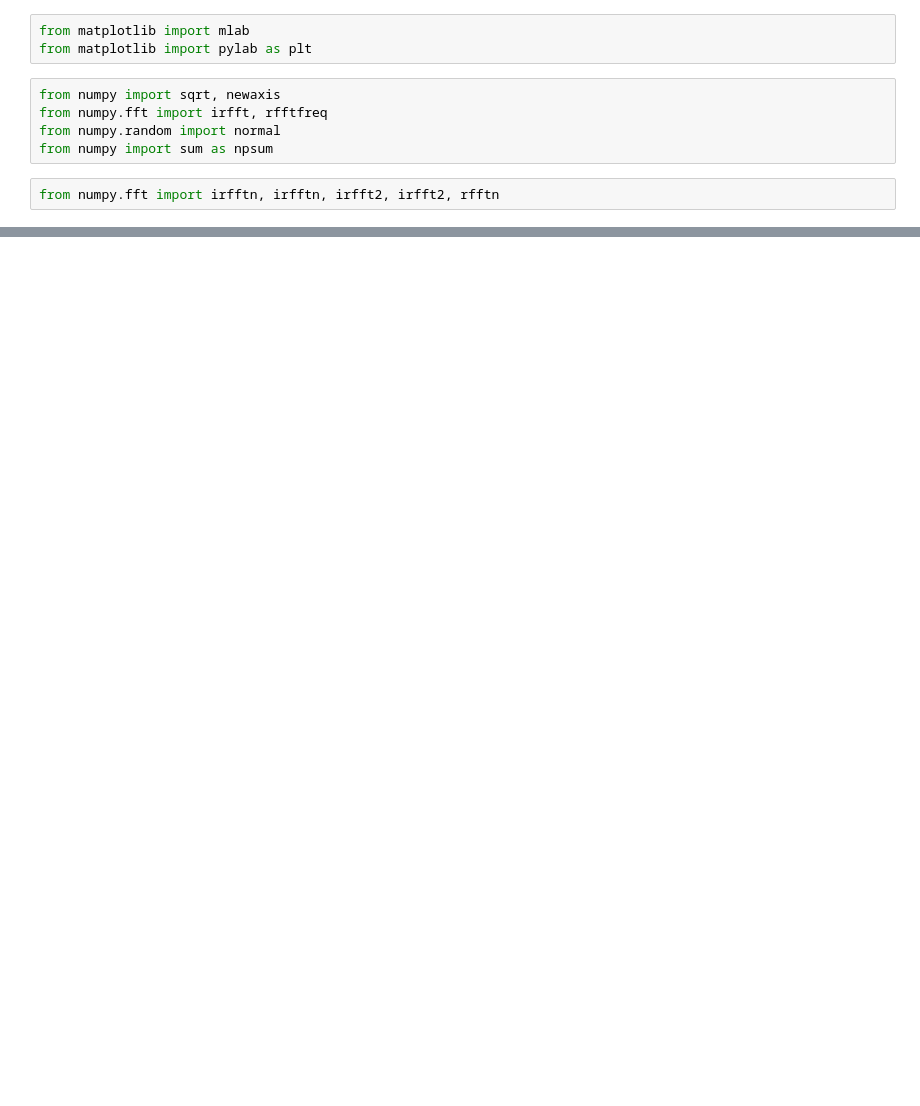
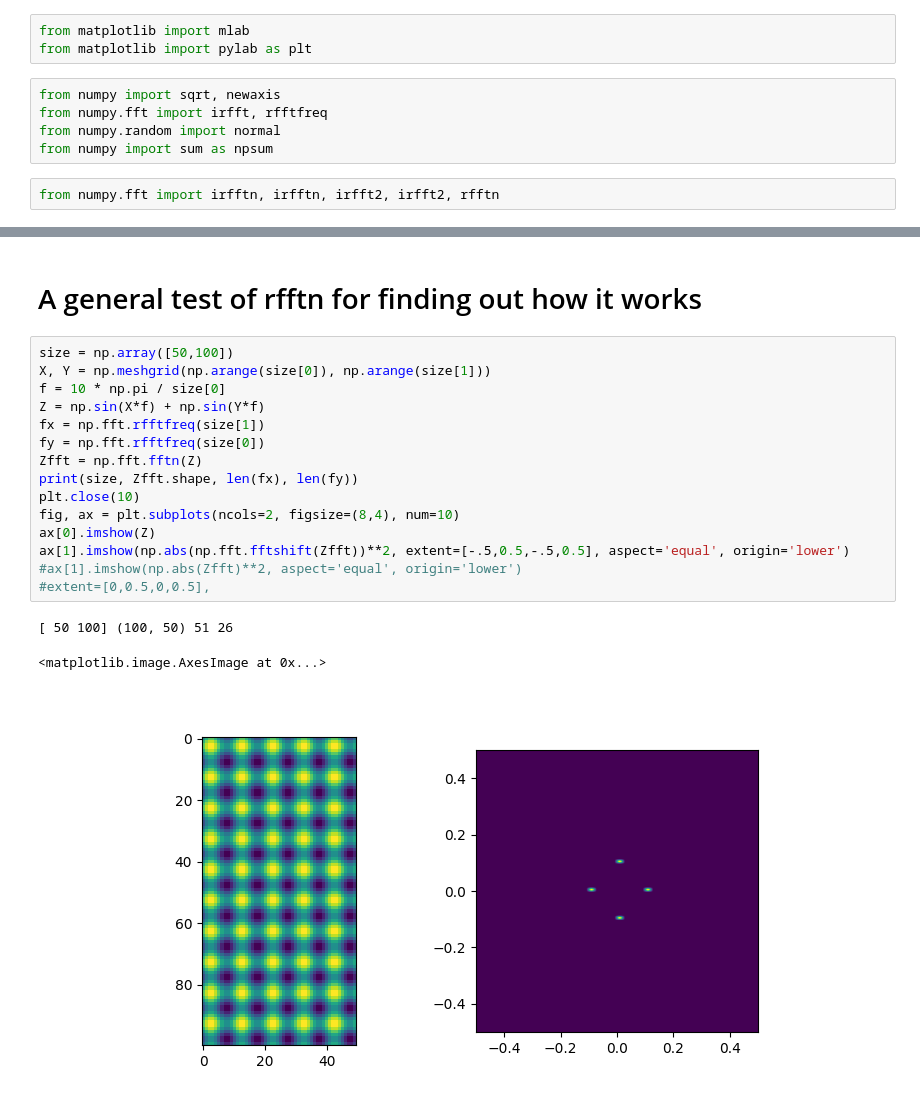
Before and after one commit to felixpatzelt/colorednoise, a Jupyter notebook: notebooks/2d-colored-noise.ipynb, the cells around one changed output, grey strips where cells are left out. Saved outputs shown, nothing was run; the diff lists cells and outputs as text; blank space fills up the shorter version.

```diff
--- a/notebooks/2d-colored-noise.ipynb
+++ b/notebooks/2d-colored-noise.ipynb
@@ -82,0 +94,21 @@ fig.tight_layout()
+# %% [markdown]
+# A general test of rfftn for finding out how it works
+# %%
+size = np.array([50,100])
+X, Y = np.meshgrid(np.arange(size[0]), np.arange(size[1]))
+f = 10 * np.pi / size[0]
+Z = np.sin(X*f) + np.sin(Y*f)
+fx = np.fft.rfftfreq(size[1])
+fy = np.fft.rfftfreq(size[0])
+Zfft = np.fft.fftn(Z)
+print(size, Zfft.shape, len(fx), len(fy))
+plt.close(10)
+fig, ax = plt.subplots(ncols=2, figsize=(8,4), num=10)
+ax[0].imshow(Z)
+ax[1].imshow(np.abs(np.fft.fftshift(Zfft))**2, extent=[-.5,0.5,-.5,0.5], aspect='equal', origin='lower')
+#ax[1].imshow(np.abs(Zfft)**2, aspect='equal', origin='lower')
+#extent=[0,0.5,0,0.5],
+# %% [output]
+[ 50 100] (100, 50) 51 26
+<matplotlib.image.AxesImage at 0x...>
+[figure, added]
```
Also changed, not shown: parts of 7 cells of this notebook.
